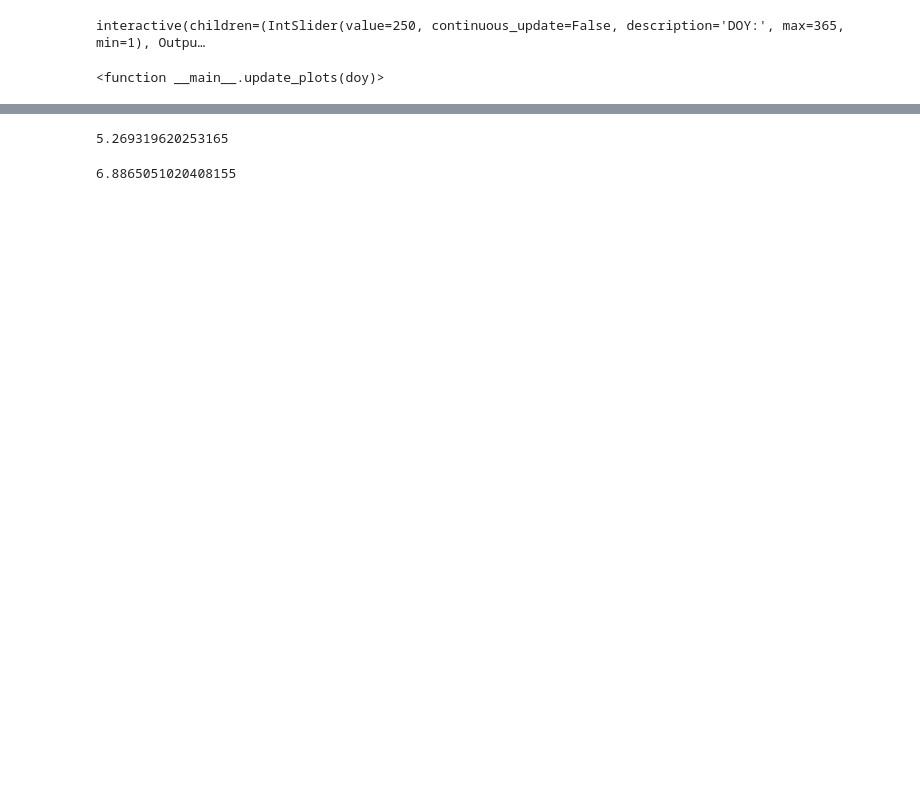
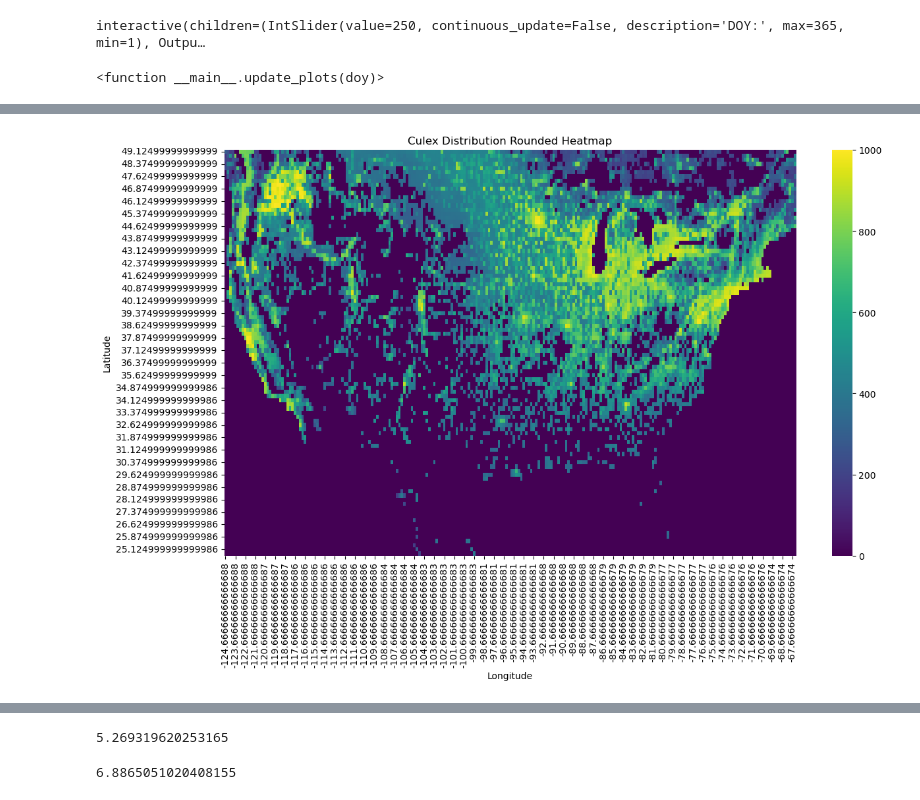
Before and after one commit to MatinMarjani/ABM-WNV, a Jupyter notebook: ClimateDataHandler.ipynb, the cells around one changed output, grey strips where cells are left out. Drawn from its saved outputs; the diff is of its cells as text; code cells hidden in the pictures; blank space fills up the shorter version.

```diff
--- a/ClimateDataHandler.ipynb
+++ b/ClimateDataHandler.ipynb
@@ -200,3 +251,16 @@ culex_distribution
+# %%
+# Reverse the order of the latitude values if needed
+# culex_distribution_rounded = culex_distribution_rounded.iloc[::-1]
+
+# Plot the correctly oriented heatmap
+plt.figure(figsize=(14, 8))
+sns.heatmap(culex_distribution_rounded.iloc[::-1], cmap='viridis', cbar=True)
+plt.title('Culex Distribution Rounded Heatmap')
+plt.xlabel('Longitude')
+plt.ylabel('Latitude')
+plt.show()
+# %% [output]
+[figure, added]
 # %%
 total_mosquito_abundance = culex_distribution_rounded.sum().sum()
 total_mosquito_abundance
```
Also changed, not shown: parts of 15 cells of this notebook, 4 other files.
